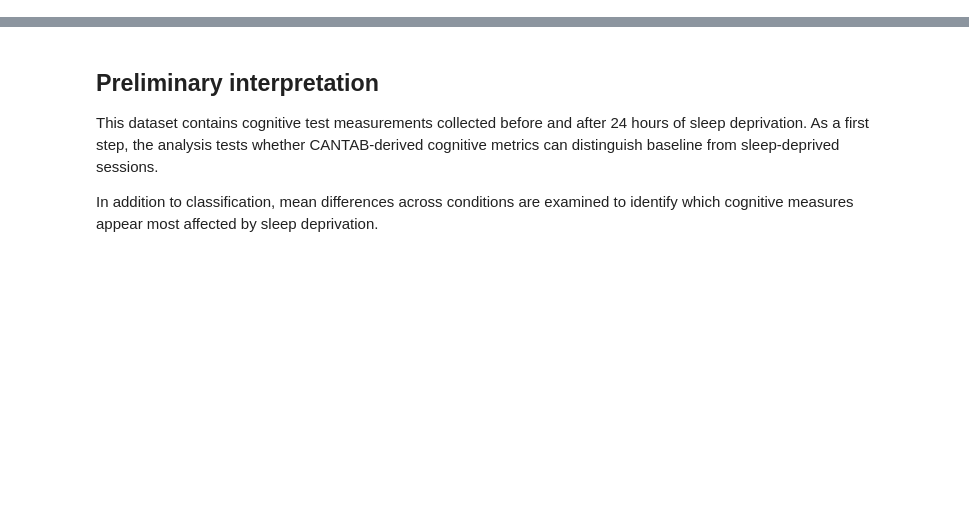
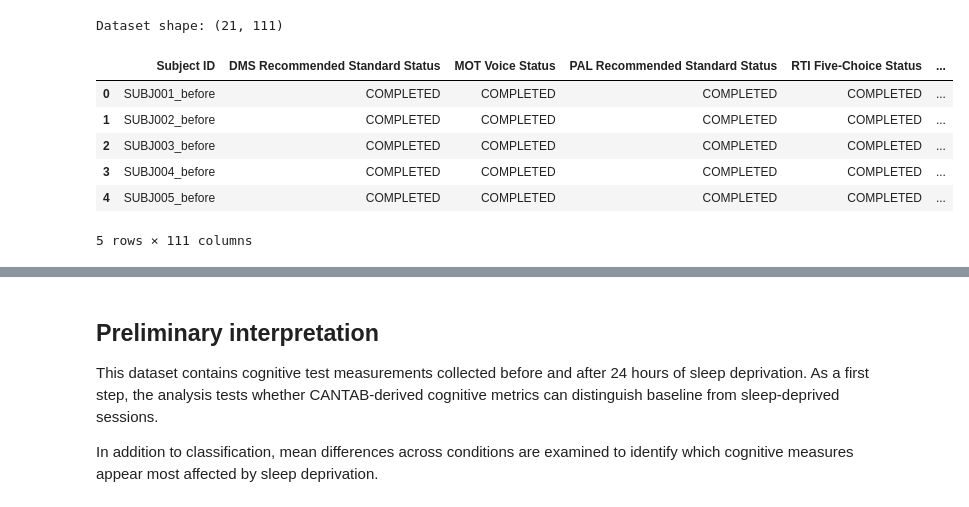
Before and after one commit to kva99kva-eng/Sleep, a Jupyter notebook: notebooks/05_sleep_deprivation_cognition.ipynb, the cells around one changed output, grey strips where cells are left out. Cells and saved outputs as stored; diff of their text form; code cells hidden in the pictures; blank space fills up the shorter version.

```diff
--- a/notebooks/05_sleep_deprivation_cognition.ipynb
+++ b/notebooks/05_sleep_deprivation_cognition.ipynb
@@ -1,17 +13,46 @@
 # %%
-import pandas as pd
 from pathlib import Path
 
+import numpy as np
+import pandas as pd
+import matplotlib.pyplot as plt
+
+
 def find_project_root(start=Path.cwd()):
-    for p in [start, *start.parents]:
-        if (p / 'README.md').exists() and (p / 'data').exists():
-            return p
-    raise FileNotFoundError('Project root not found.')
+    for path in [start, *start.parents]:
+        if (path / "README.md").exists() and (path / "data").exists():
+            return path
+
+    raise FileNotFoundError(
+        "Project root not found. Make sure README.md and data/ exist."
+    )
+
 
 PROJECT_ROOT = find_project_root()
-RAW_DIR = PROJECT_ROOT / 'data' / 'raw'
-PROCESSED_DIR = PROJECT_ROOT / 'data' / 'processed'
 
-df = pd.read_csv(EXTERNAL_DIR / 'SD_CANTAB_DB_public.csv')
-print(df.shape)
+RAW_DIR = PROJECT_ROOT / "data" / "raw"
+PROCESSED_DIR = PROJECT_ROOT / "data" / "processed"
+EXTERNAL_DIR = PROJECT_ROOT / "data" / "external"
+FIGURES_DIR = PROJECT_ROOT / "figures"
+
+data_path = EXTERNAL_DIR / "SD_CANTAB_DB_public.csv"
+
+if not data_path.exists():
+    raise FileNotFoundError(
+        f"File not found: {data_path}\n"
+        "Place SD_CANTAB_DB_public.csv into data/external/."
+    )
+
+df = pd.read_csv(data_path)
+
+print("Dataset shape:", df.shape)
 df.head()
+# %% [output]
+Dataset shape: (21, 111)
+|  | Subject ID | DMS Recommended Standard Status | MOT Voice Status | PAL Recommended Standard Status | RTI Five-Choice Status | ... |
+| 0 | SUBJ001_before | COMPLETED | COMPLETED | COMPLETED | COMPLETED | ... |
+| 1 | SUBJ002_before | COMPLETED | COMPLETED | COMPLETED | COMPLETED | ... |
+| 2 | SUBJ003_before | COMPLETED | COMPLETED | COMPLETED | COMPLETED | ... |
+| 3 | SUBJ004_before | COMPLETED | COMPLETED | COMPLETED | COMPLETED | ... |
+| 4 | SUBJ005_before | COMPLETED | COMPLETED | COMPLETED | COMPLETED | ... |
+5 rows × 111 columns
```
Also changed, not shown: parts of 31 cells of this notebook, 6 other files.
